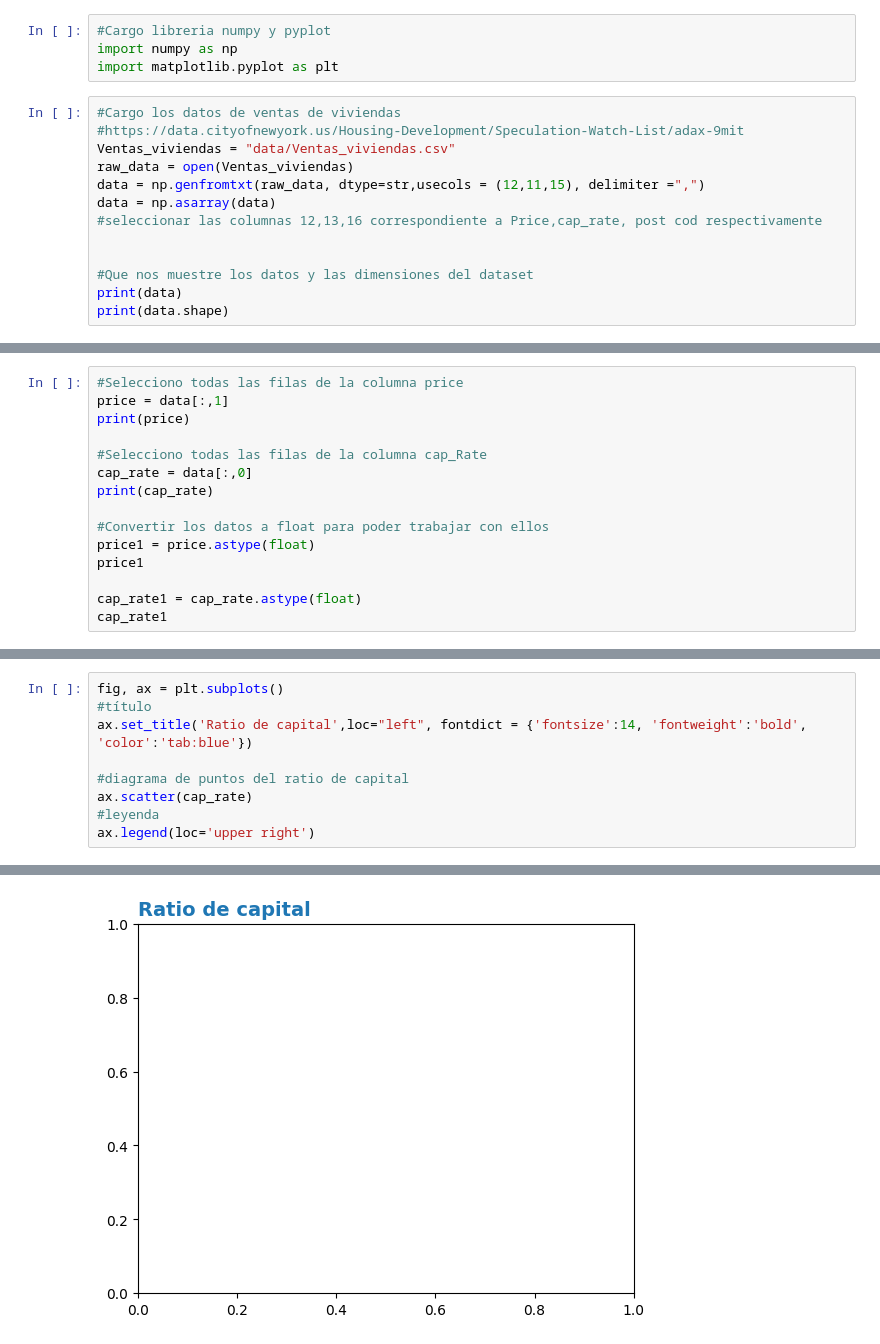
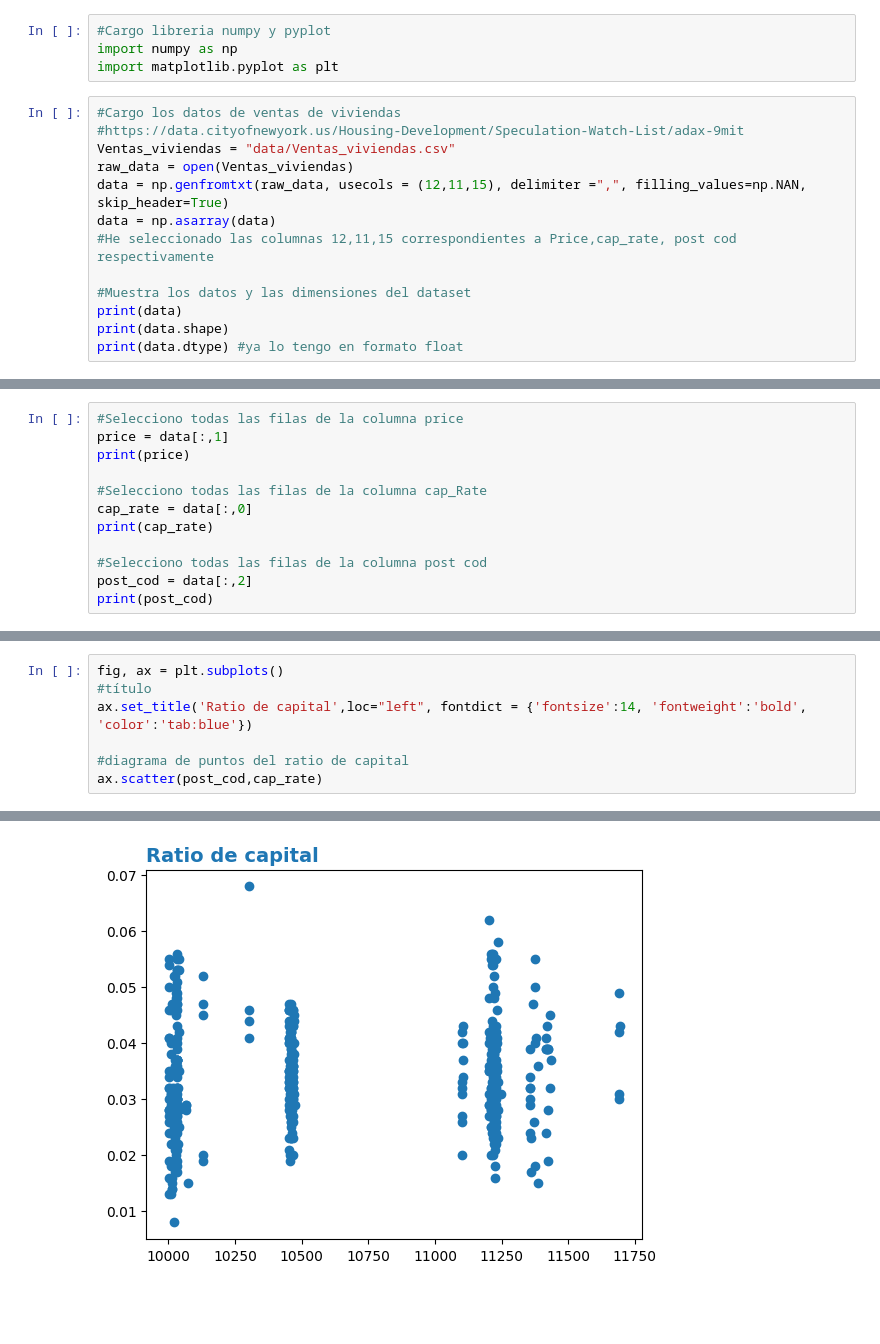
Before and after one commit to amboce/PART2_MADM, a Jupyter notebook: NotebookB.ipynb, the cells around one changed output, grey strips where cells are left out. Drawn from its saved outputs; the diff is of its cells as text; blank space fills up the shorter version.

```diff
--- a/NotebookB.ipynb
+++ b/NotebookB.ipynb
@@ -7,12 +7,12 @@ import matplotlib.pyplot as plt
 #https://data.cityofnewyork.us/Housing-Development/Speculation-Watch-List/adax-9mit
 Ventas_viviendas = "data/Ventas_viviendas.csv"
 raw_data = open(Ventas_viviendas)
-data = np.genfromtxt(raw_data, dtype=str,usecols = (12,11,15), delimiter =",")
+data = np.genfromtxt(raw_data, usecols = (12,11,15), delimiter =",", filling_values=np.NAN, skip_header=True)
 data = np.asarray(data)
-#seleccionar las columnas 12,13,16 correspondiente a Price,cap_rate, post cod respectivamente
+#He seleccionado las columnas 12,11,15 correspondientes a Price,cap_rate, post cod respectivamente
 
-
-#Que nos muestre los datos y las dimensiones del dataset
+#Muestra los datos y las dimensiones del dataset
 print(data)
 print(data.shape)
+print(data.dtype) #ya lo tengo en formato float
 # %% [output]
@@ -33,10 +34,7 @@ print(price)
 cap_rate = data[:,0]
 print(cap_rate)
 
-#Convertir los datos a float para poder trabajar con ellos
-price1 = price.astype(float)
-price1
-
-cap_rate1 = cap_rate.astype(float)
-cap_rate1
+#Selecciono todas las filas de la columna post cod
+post_cod = data[:,2]
+print(post_cod)
 # %% [output]
@@ -75,7 +78,5 @@ fig, ax = plt.subplots()
 ax.set_title('Ratio de capital',loc="left", fontdict = {'fontsize':14, 'fontweight':'bold', 'color':'tab:blue'})
 
 #diagrama de puntos del ratio de capital
-ax.scatter(cap_rate)
-#leyenda
-ax.legend(loc='upper right')
+ax.scatter(post_cod,cap_rate)
 # %% [output]
@@ -83 +84 @@ TypeError: Axes.scatter() missing 1 required positional argument: 'y'
-[figure, old version]
+[figure, new version]
```
Also changed, not shown: parts of 4 cells of this notebook, 2 other files.
